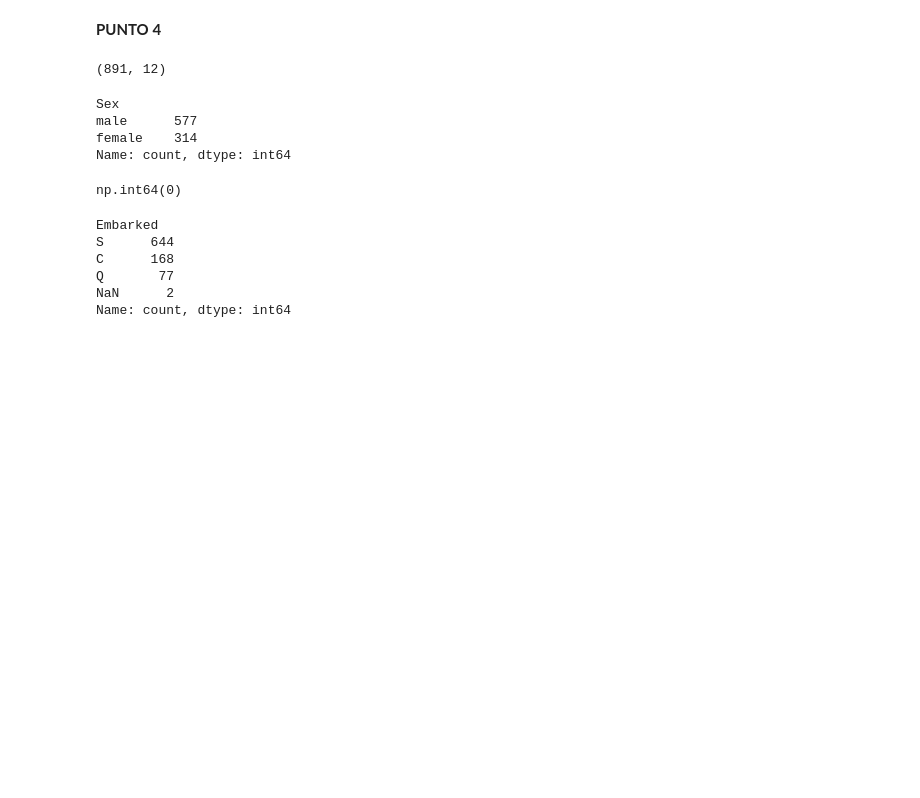
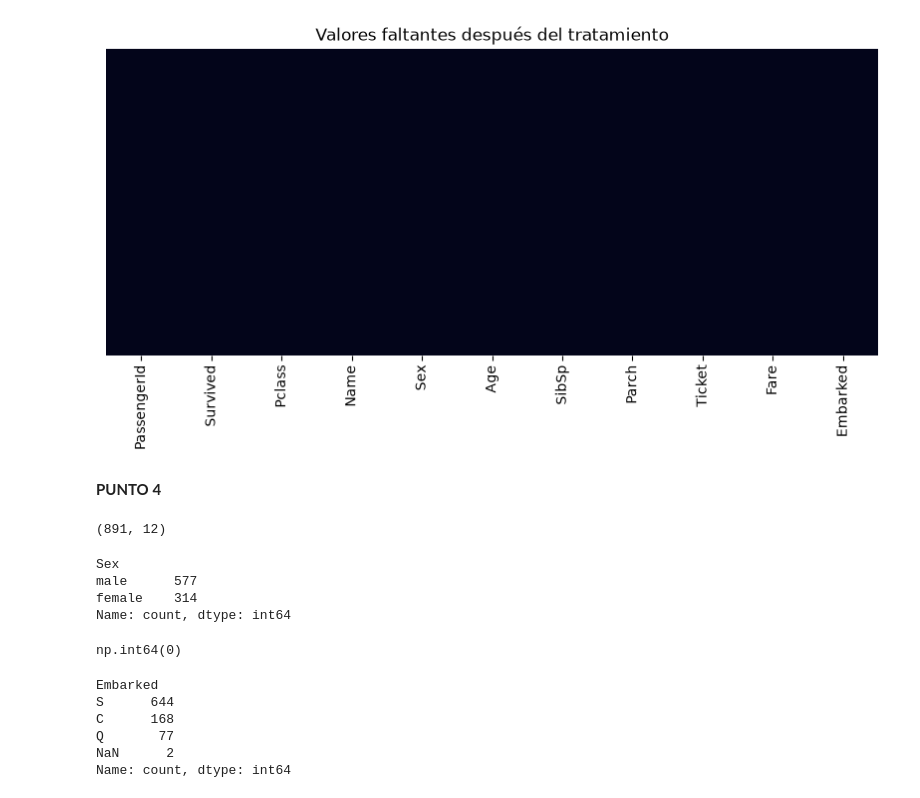
Before and after one commit to Lizeth2325/Proyecto_progra, a Jupyter notebook: cuadernos/exploracion_Lizeth.ipynb, the cells around one changed output. Saved outputs shown, nothing was run; the diff lists cells and outputs as text; code cells hidden in the pictures; blank space fills up the shorter version.

```diff
--- a/cuadernos/exploracion_Lizeth.ipynb
+++ b/cuadernos/exploracion_Lizeth.ipynb
@@ -1,3 +49,10 @@
+# %%
+plt.figure(figsize=(10, 4))
+sns.heatmap(df2.isna(), cbar=False, yticklabels=False)
+plt.title("Valores faltantes después del tratamiento")
+plt.show()
+# %% [output]
+[figure, added]
 # %% [markdown]
 **PUNTO 4**
 # %%
```
Also changed, not shown: parts of 7 cells of this notebook.
